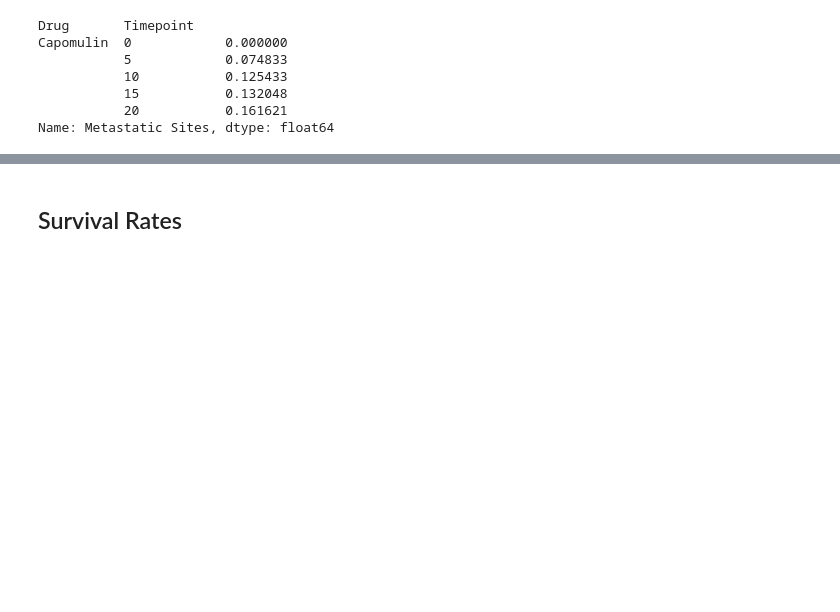
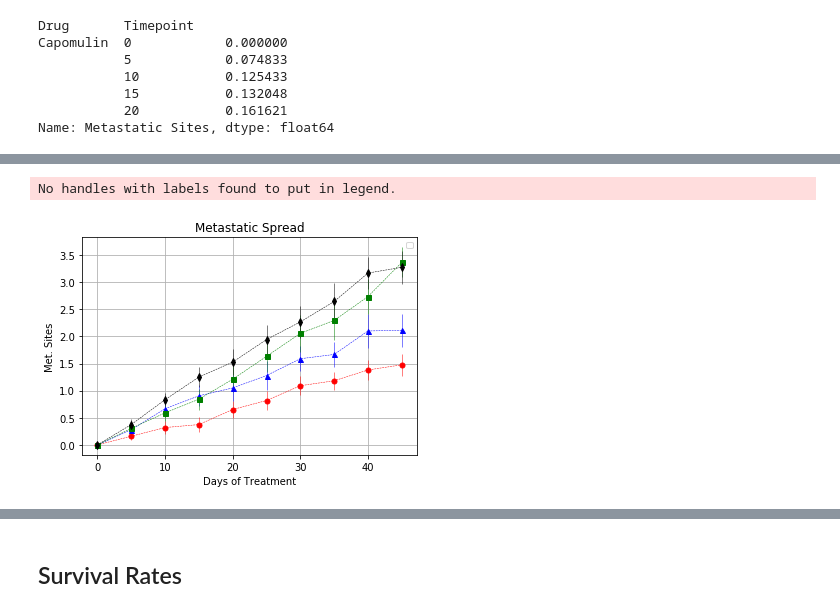
Before and after one commit to Lachman1313/MatPlotLib-HW, a Jupyter notebook: pymaceuticals_starter.ipynb, the cells around one changed output, grey strips where cells are left out. Drawn from its saved outputs; the diff is of its cells as text; code cells hidden in the pictures; blank space fills up the shorter version.

```diff
--- a/pymaceuticals_starter.ipynb
+++ b/pymaceuticals_starter.ipynb
@@ -108,9 +108,9 @@ No handles with labels found to put in legend.
 ## Metastatic Response to Treatment
 # %%
 # Store the Mean Met. Site Data Grouped by Drug and Timepoint
-metastatic_mean = combined_data_df.groupby(["Drug", "Timepoint"]).mean()["Metastatic Sites"]
+metastatic_mean = combined_data_df.groupby(["Drug", "Timepoint"])["Metastatic Sites"].mean()
 # Convert to DataFrame
-metastatic_mean = pd.DataFrame(metastatic_mean)
+metastatic_mean_df = metastatic_mean[['Capomulin','Infubinol','Ketapril','Placebo']]
 # Preview DataFrame
-metastatic_mean.head()
+metastatic_mean_df.head()
 # %% [output]
@@ -124,6 +124,6 @@ metastatic_mean.head()
 # %%
 # Store the Standard Error associated with Met. Sites Grouped by Drug and Timepoint
-metastatic_sem = combined_data_df.groupby(["Drug", "Timepoint"]).sem()["Metastatic Sites"]
+metastatic_sem = combined_data_df.groupby(["Drug", "Timepoint"]).sem()
 # Convert to DataFrame
 metastaic_sem = pd.DataFrame(metastatic_sem)
 # Preview DataFrame
@@ -138,5 +138,12 @@ Capomulin  0            0.000000
 Name: Metastatic Sites, dtype: float64
 # %%
 # Minor Data Munging to Re-Format the Data Frames
+metastatic_mean = metastatic_mean.reset_index()
+met_mean_df = metastatic_mean.pivot(index="Timepoint", columns="Drug")["Metastatic Sites"]
 
-# Preview that Reformatting worked
+#metastatic_sem = metastatic_sem.reset_index()
+met_sem_df = metastatic_sem.pivot(index="Timepoint", columns="Drug")["Metastatic Sites"]
+
+
+# Preview that Reformatting worked.
+met_sem_df.head()
@@ -158,3 +158,28 @@ Name: Metastatic Sites, dtype: float64
+# %%
+# Generate the Plot (with Error Bars)
+plt.errorbar(met_mean_df.index, met_mean_df["Capomulin"],
+             yerr=met_sem_df["Capomulin"], color="r", marker="o", markersize=5, linestyle="dashed", linewidth=0.50)
+plt.errorbar(met_mean_df.index, met_mean_df["Infubinol"],
+             yerr=met_sem_df["Infubinol"], color="b", marker="^", markersize=5, linestyle="dashed", linewidth=0.50)
+plt.errorbar(met_mean_df.index, met_mean_df["Ketapril"],
+             yerr=met_sem_df["Ketapril"], color="g", marker="s", markersize=5, linestyle="dashed", linewidth=0.50)
+plt.errorbar(met_mean_df.index, met_mean_df["Placebo"],
+             yerr=met_sem_df["Placebo"], color="k", marker="d", markersize=5, linestyle="dashed", linewidth=0.50)
+
+plt.title("Metastatic Spread")
+plt.ylabel("Met. Sites")
+plt.xlabel("Days of Treatment")
+plt.grid(True)
+plt.legend(loc="best", fontsize="small")
+
+
+# Save the Figure
+plt.savefig("graph_2.png")
+# Show the Figure
+plt.show()
+# %% [output]
+No handles with labels found to put in legend.
+[figure, added]
 # %% [markdown]
 ![Metastatic Spread During Treatment](../Images/spread.png)
 # %% [markdown]
```
Also changed, not shown: parts of 8 cells of this notebook.
